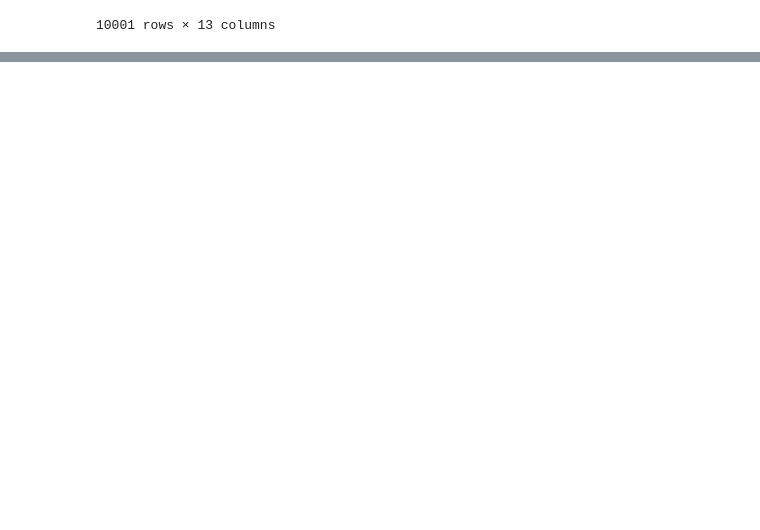
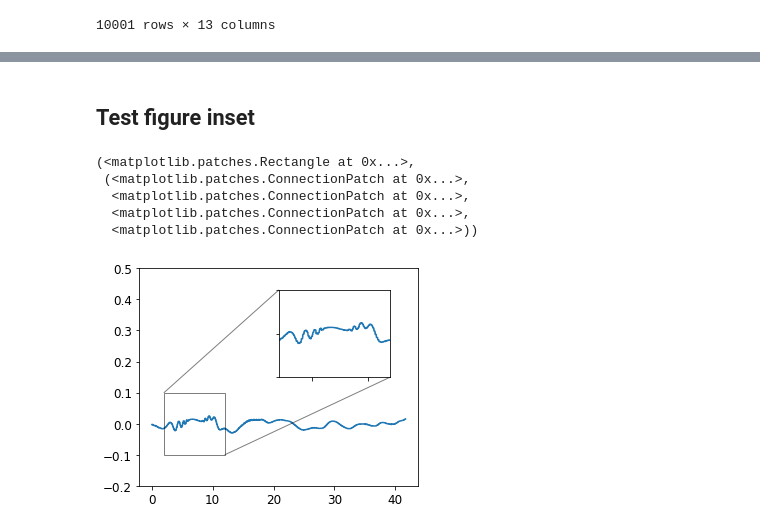
Before and after one commit to fabian-kutschera/Scripts4Processing, a Jupyter notebook: post_plotting/cross-section_ssha-ssvv_one-way_fully-coupled.ipynb, the cells around one changed output, grey strips where cells are left out. Saved outputs shown, nothing was run; the diff lists cells and outputs as text; code cells hidden in the pictures; blank space fills up the shorter version.

```diff
--- a/post_plotting/cross-section_ssha-ssvv_one-way_fully-coupled.ipynb
+++ b/post_plotting/cross-section_ssha-ssvv_one-way_fully-coupled.ipynb
@@ -123,0 +127,30 @@ fig.savefig("ssha_ssvv_comparison.png", dpi=300)
+# %% [markdown]
+## Test figure inset
+# %%
+trace = pd.read_csv(directory + "trace2_west_o5_ssha_ssvv_120s.csv")
+length = np.sqrt((trace['Points:0'].iloc[0] - trace['Points:0'].iloc[-1])**2 + (trace['Points:1'].iloc[0] - trace['Points:1'].iloc[-1])**2)
+length = length/1000
+#print(length)
+distance = np.linspace(0,length,len(trace))
+#print(distance)
+
+fig, ax = plt.subplots(figsize=[5,4])
+ax.plot(distance, trace.v3, label="fully-coupled")
+ax.set_ylim(-0.2,0.5)
+
+axins = ax.inset_axes([0.5,0.5,0.4,0.4])
+x1, x2, y1, y2 = 2, 12, -0.1, 0.1
+axins.plot(distance, trace.v3)
+axins.set_xlim(x1, x2)
+axins.set_ylim(y1, y2)
+axins.set_xticklabels([])
+axins.set_yticklabels([])
+
+ax.indicate_inset_zoom(axins, edgecolor="black")
+# %% [output]
+(<matplotlib.patches.Rectangle at 0x...>,
+ (<matplotlib.patches.ConnectionPatch at 0x...>,
+  <matplotlib.patches.ConnectionPatch at 0x...>,
+  <matplotlib.patches.ConnectionPatch at 0x...>,
+  <matplotlib.patches.ConnectionPatch at 0x...>))
+[figure, added]
```
Also changed, not shown: parts of 4 cells of this notebook, 1 other file.
